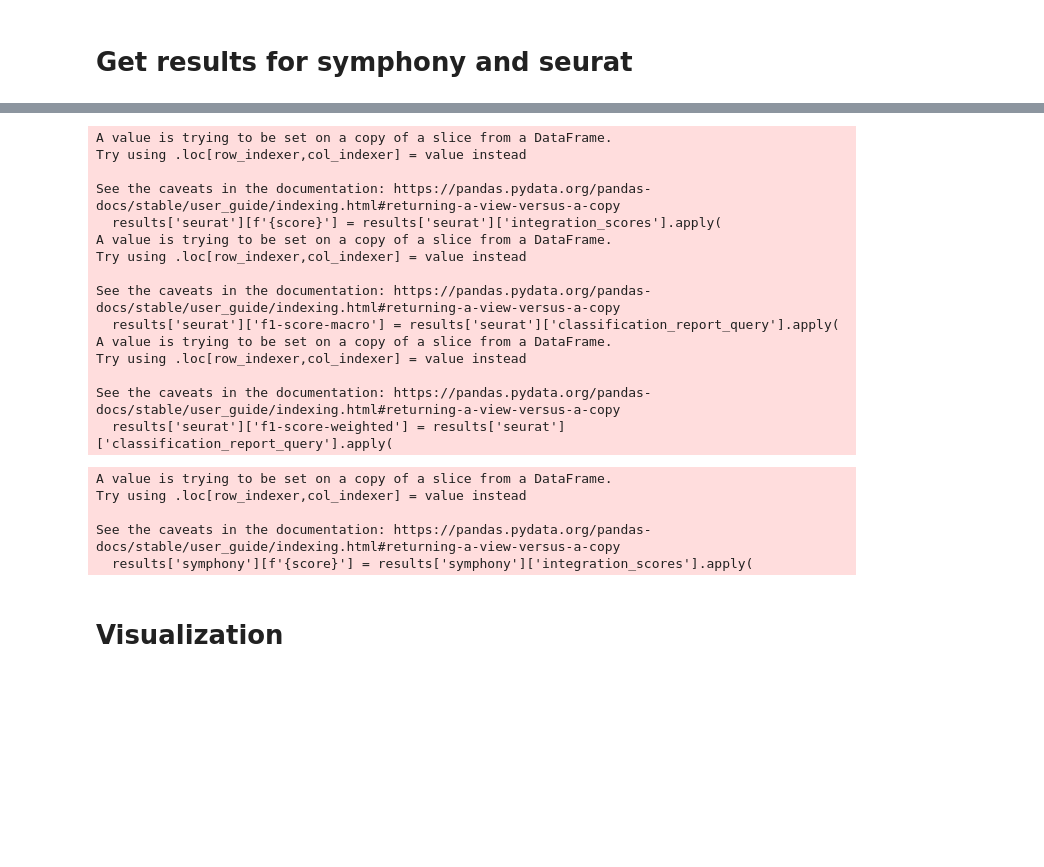
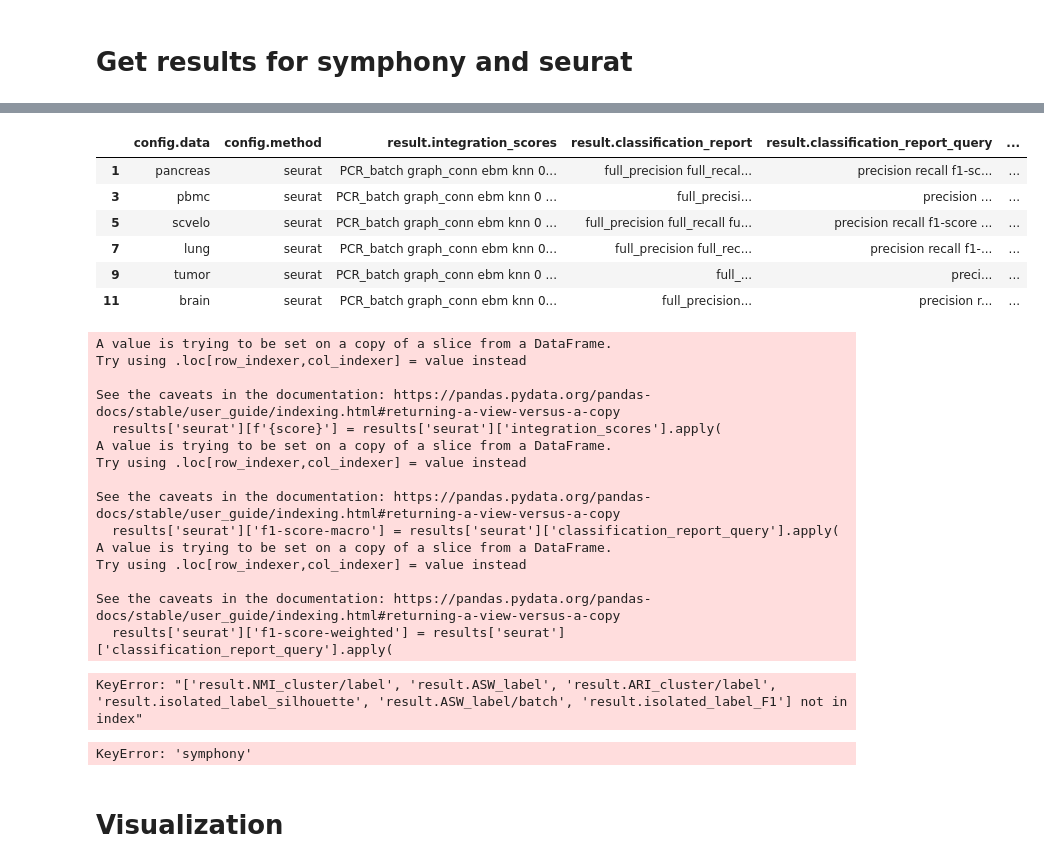
Before and after one commit to theislab/scPoli_reproduce, a Jupyter notebook: benchmarks/Benchmarks.ipynb, the cells around one changed output, grey strips where cells are left out. Cells and saved outputs as stored; diff of their text form; code cells hidden in the pictures; blank space fills up the shorter version.

Commit message:
fix seurat scoring py

```diff
--- a/benchmarks/Benchmarks.ipynb
+++ b/benchmarks/Benchmarks.ipynb
@@ -26,10 +26,14 @@ results['scanvi'] = results['scanvi'][[
     'config.data',
     'result.reference_time',
     'result.query_time',
+    'result.NMI_cluster/label',
+    'result.ARI_cluster/label',
+    'result.ASW_label',
+    'result.ASW_label/batch',
     'result.PCR_batch',
+    'result.isolated_label_F1',
+    'result.isolated_label_silhouette',
     'result.graph_conn',
-    'result.ebm',
-    'result.knn',
     'result.f1-score-macro',
     'result.f1-score-weighted'
 ]]
@@ -44,10 +48,14 @@ results['scvi'] = results['scvi'][[
     'config.data',
     'result.reference_time',
     'result.query_time',
+    'result.NMI_cluster/label',
+    'result.ARI_cluster/label',
+    'result.ASW_label',
+    'result.ASW_label/batch',
     'result.PCR_batch',
+    'result.isolated_label_F1',
+    'result.isolated_label_silhouette',
     'result.graph_conn',
-    'result.ebm',
-    'result.knn',
 ]]
 results['scvi'] = results['scvi'].assign(method='scvi')
 # %%
@@ -180,3 +215,13 @@ results['symphony'] = r_scores[r_scores['method'] == 'symphony']
+# %%
+results['seurat']
+# %% [output]
+|  | config.data | config.method | result.integration_scores | result.classification_report | result.classification_report_query | ... |
+| 1 | pancreas | seurat | PCR_batch graph_conn ebm knn 0... | full_precision full_recal... | precision recall f1-sc... | ... |
+| 3 | pbmc | seurat | PCR_batch graph_conn ebm knn 0 ... | full_precisi... | precision ... | ... |
+| 5 | scvelo | seurat | PCR_batch graph_conn ebm knn 0 ... | full_precision full_recall fu... | precision recall f1-score ... | ... |
+| 7 | lung | seurat | PCR_batch graph_conn ebm knn 0... | full_precision full_rec... | precision recall f1-... | ... |
+| 9 | tumor | seurat | PCR_batch graph_conn ebm knn 0 ... | full_... | preci... | ... |
+| 11 | brain | seurat | PCR_batch graph_conn ebm knn 0... | full_precision... | precision r... | ... |
 # %%
 for score in list(results['seurat']['integration_scores'].iloc[0].columns):
     results['seurat'][f'{score}'] = results['seurat']['integration_scores'].apply(
@@ -199,8 +244,14 @@ results['seurat'].columns = [
 ]
 results['seurat'] = results['seurat'][[
     'config.data',
-    'result.ebm',
-    'result.knn',
+    'result.NMI_cluster/label',
+    'result.ARI_cluster/label',
+    'result.ASW_label',
+    'result.ASW_label/batch',
+    'result.PCR_batch',
+    'result.isolated_label_F1',
+    'result.isolated_label_silhouette',
+    'result.graph_conn',
     'result.f1-score-macro',
     'result.f1-score-weighted'
 ]]
@@ -221,6 +272,7 @@ Try using .loc[row_indexer,col_indexer] = value instead
 
 See the caveats in the documentation: https://pandas.pydata.org/pandas-docs/stable/user_guide/indexing.html#returning-a-view-versus-a-copy
   results['seurat']['f1-score-weighted'] = results['seurat']['classification_report_query'].apply(
+KeyError: "['result.NMI_cluster/label', 'result.ASW_label', 'result.ARI_cluster/label', 'result.isolated_label_silhouette', 'result.ASW_label/batch', 'result.isolated_label_F1'] not in index"
 # %%
 for score in list(results['symphony']['integration_scores'].iloc[0].columns):
     results['symphony'][f'{score}'] = results['symphony']['integration_scores'].apply(
@@ -237,16 +289,20 @@ results['symphony'].columns = [
 ]
 results['symphony'] = results['symphony'][[
     'config.data',
-    'result.ebm',
-    'result.knn',
+    'result.NMI_cluster/label',
+    'result.ARI_cluster/label',
+    'result.ASW_label',
+    'result.ASW_label/batch',
+    'result.PCR_batch',
+    'result.isolated_label_F1',
+    'result.isolated_label_silhouette',
+    'result.graph_conn',
+    'result.f1-score-macro',
+    'result.f1-score-weighted'
 ]]
 results['symphony'] = results['symphony'].assign(method='symphony')
 # %% [output]
-A value is trying to be set on a copy of a slice from a DataFrame.
-Try using .loc[row_indexer,col_indexer] = value instead
-
-See the caveats in the documentation: https://pandas.pydata.org/pandas-docs/stable/user_guide/indexing.html#returning-a-view-versus-a-copy
-  results['symphony'][f'{score}'] = results['symphony']['integration_scores'].apply(
+KeyError: 'symphony'
 # %%
 results = pd.concat(results.values())
 # %% [markdown]
```
Also changed, not shown: parts of 6 cells of this notebook, 3 other files.
